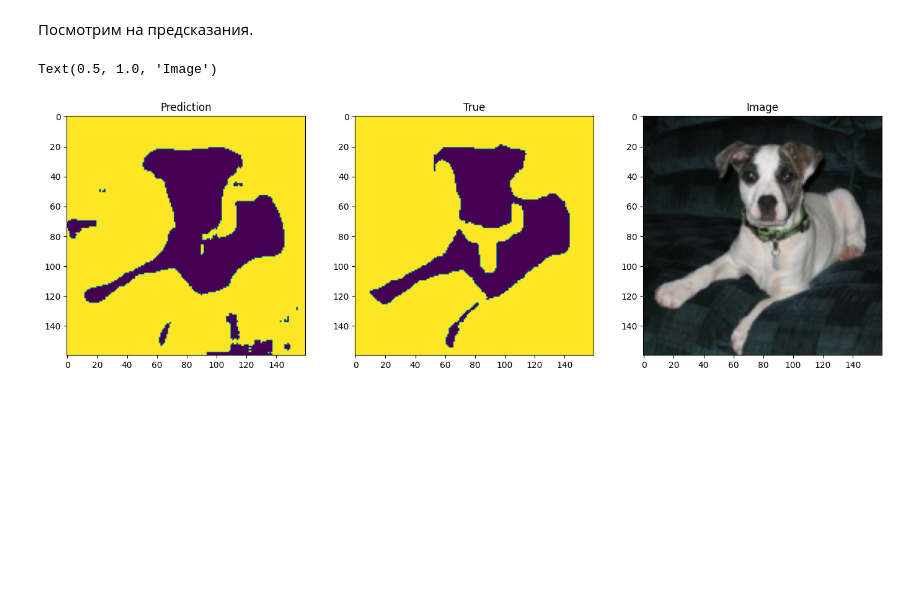
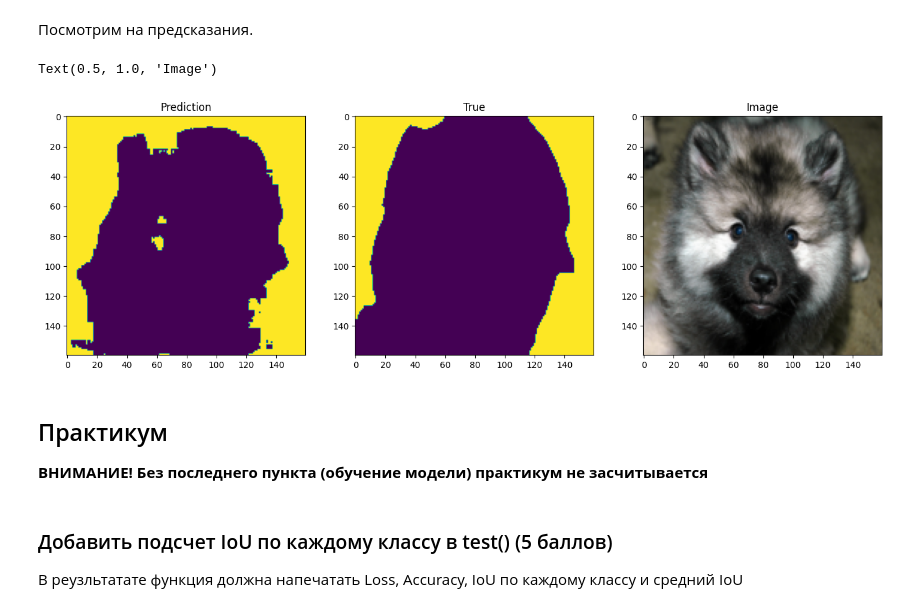
Before and after one commit to runnerup96/SBT-Deep-Learning-Seminars, a Jupyter notebook: Segmentation/unet_pytorch.ipynb, the cells around one changed output. Saved outputs shown, nothing was run; the diff lists cells and outputs as text; code cells hidden in the pictures; blank space fills up the shorter version.

Commit message:
unet practicum

```diff
--- a/Segmentation/unet_pytorch.ipynb
+++ b/Segmentation/unet_pytorch.ipynb
@@ -102,7 +101,7 @@ class OxfordPetsDataset(Dataset):
             transforms.Resize(self.img_size),
             transforms.Grayscale(),
             transforms.ToTensor(),
-            lambda x: (x * 255).long().clamp(0, 2)  # Assuming labels are in [1,2,3], maps to [0,1,2]
+            lambda x: ((x*255).long()-1).clamp(0, 2)  # Assuming labels are in [1,2,3], maps to [0,1,2]
         ])
 
     def __len__(self):
@@ -259,11 +232,8 @@ class UNet(nn.Module):
         conv7 = F.relu(self.conv7_2(conv7))
 
         final_conv = self.final_conv(conv7)
-        #out = F.softmax(final_conv, dim=1)
-        return final_conv#out
 
-num_classes = 3
-model = UNet(num_classes)
+        return final_conv
 # %% [markdown]
 Определим train и test циклы.
 # %%
@@ -339,19 +294,27 @@ with torch.no_grad():
     for data, target in test_loader:
         data, target = data.to(device), target.squeeze(1).to(device)
         output = model(data)
+        break
 # %% [markdown]
 Посмотрим на предсказания.
 # %%
 fig, axes = plt.subplots(1,3,figsize=(17,5))
-index = 5
+index = 2
 mask = output[index].cpu().numpy()
 mask = np.argmax(mask,axis=0)
 axes[0].imshow(mask)
 axes[0].set_title('Prediction')
 axes[1].imshow(target[index].cpu().numpy())
 axes[1].set_title('True')
 axes[2].imshow(np.moveaxis(data[index].cpu().numpy(),0,-1))
 axes[2].set_title('Image')
 # %% [output]
 Text(0.5, 1.0, 'Image')
-[figure, old version]
+[figure, new version]
+# %% [markdown]
+## Практикум
+**ВНИМАНИЕ! Без последнего пункта (обучение модели) практикум не засчитывается**
+# %% [markdown]
+### Добавить подсчет IoU по каждому классу в test() (5 баллов)
+
+В реузльтатате функция должна напечатать Loss, Accuracy, IoU по каждому классу и средний IoU
```
Also changed, not shown: parts of 13 cells of this notebook.
